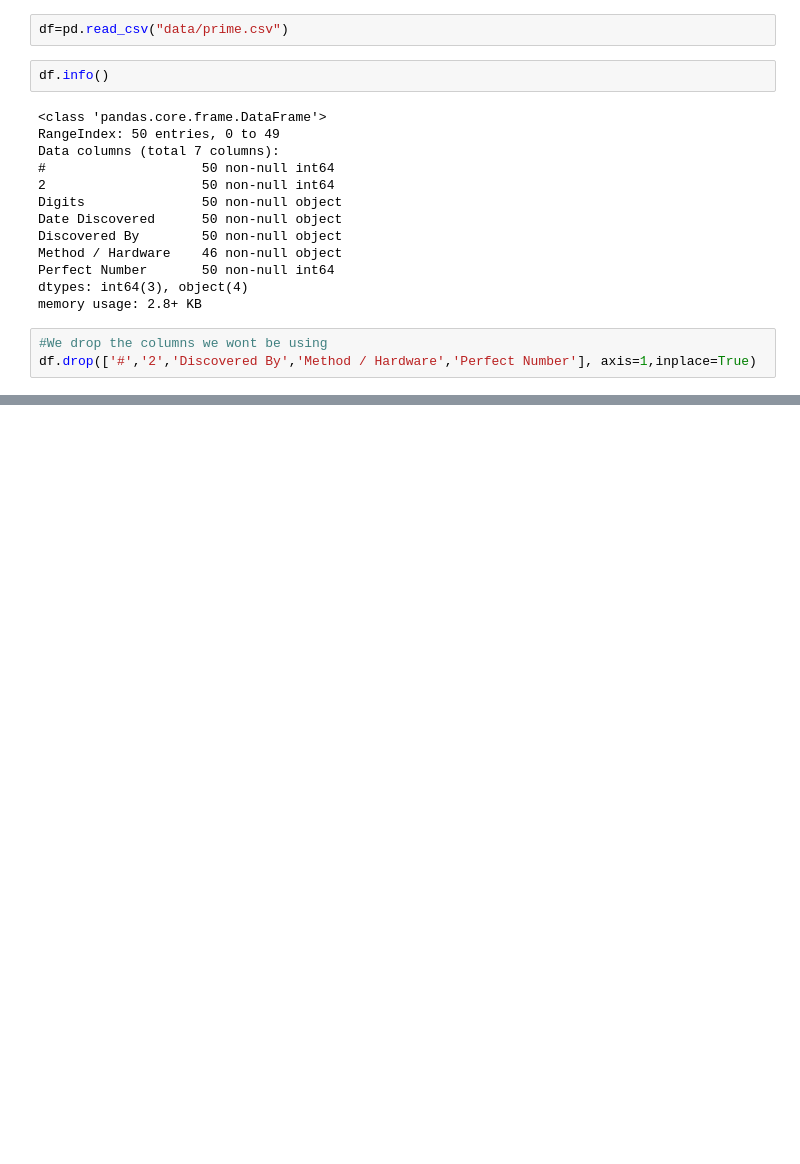
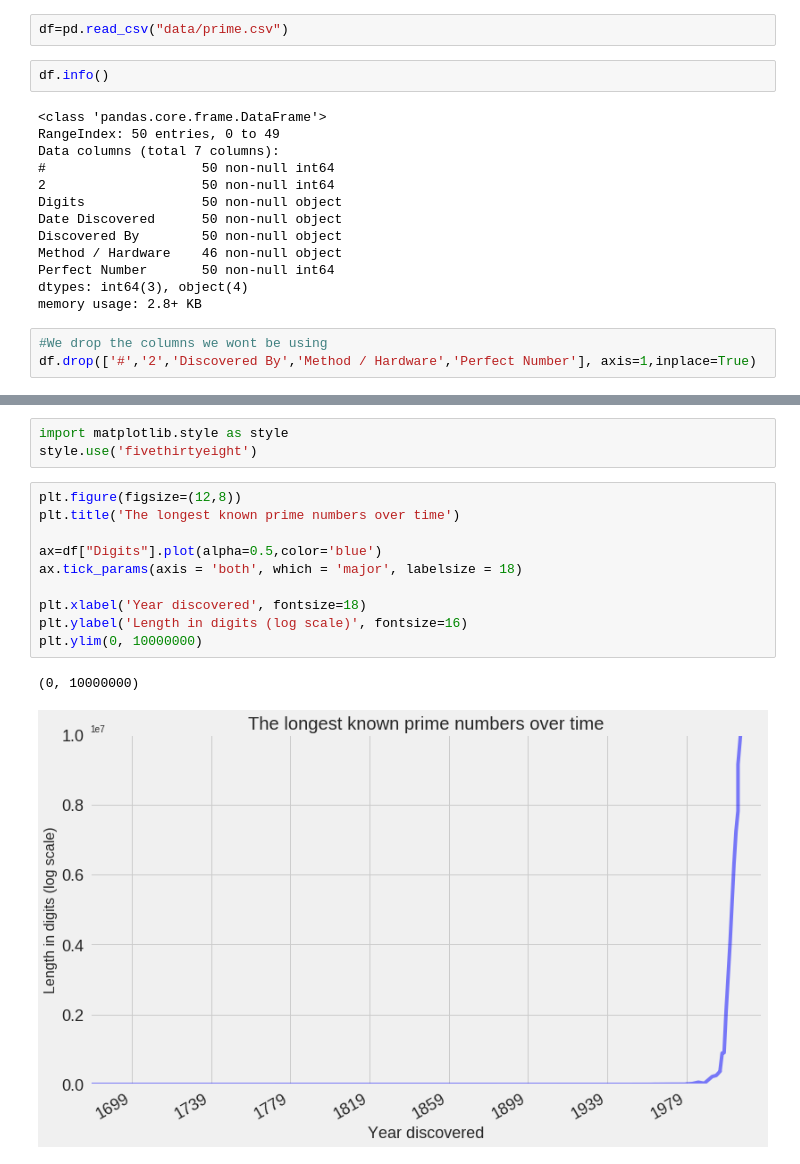
Before and after one commit to lilianabs/538_PrimeNum_Viz, a Jupyter notebook: Prime numbers digits visualization.ipynb, the cells around one changed output, grey strips where cells are left out. Saved outputs shown, nothing was run; the diff lists cells and outputs as text; blank space fills up the shorter version.

```diff
--- a/Prime numbers digits visualization.ipynb
+++ b/Prime numbers digits visualization.ipynb
@@ -41,0 +141,16 @@ df.head()
+# %%
+import matplotlib.style as style
+style.use('fivethirtyeight')
+# %%
+plt.figure(figsize=(12,8))
+plt.title('The longest known prime numbers over time')
+
+ax=df["Digits"].plot(alpha=0.5,color='blue')
+ax.tick_params(axis = 'both', which = 'major', labelsize = 18)
+
+plt.xlabel('Year discovered', fontsize=18)
+plt.ylabel('Length in digits (log scale)', fontsize=16)
+plt.ylim(0, 10000000)
+# %% [output]
+(0, 10000000)
+[figure, added]
```
Also changed, not shown: parts of 14 cells of this notebook, 2 other files.
